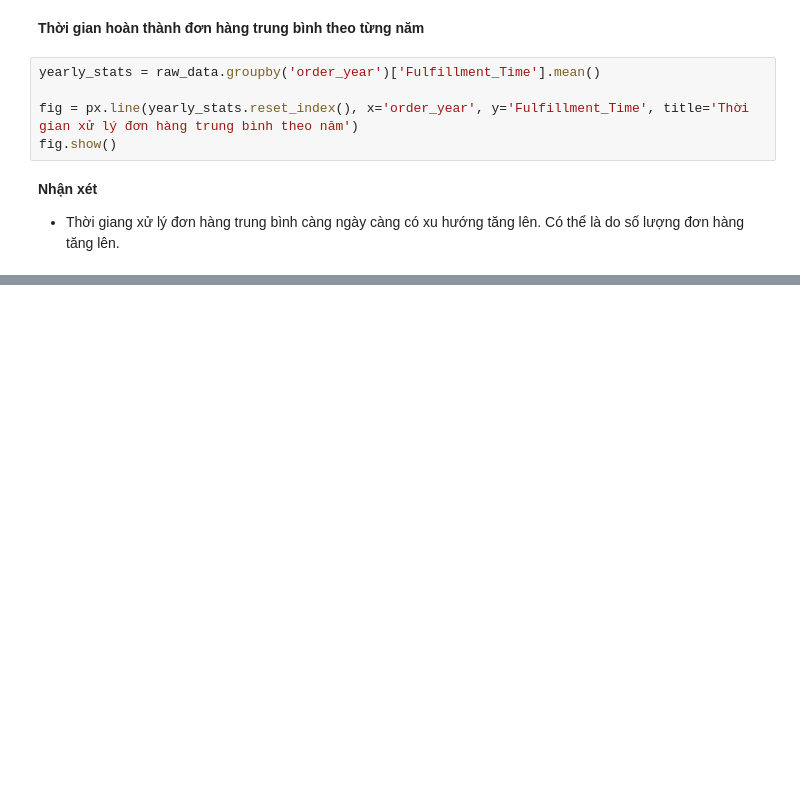
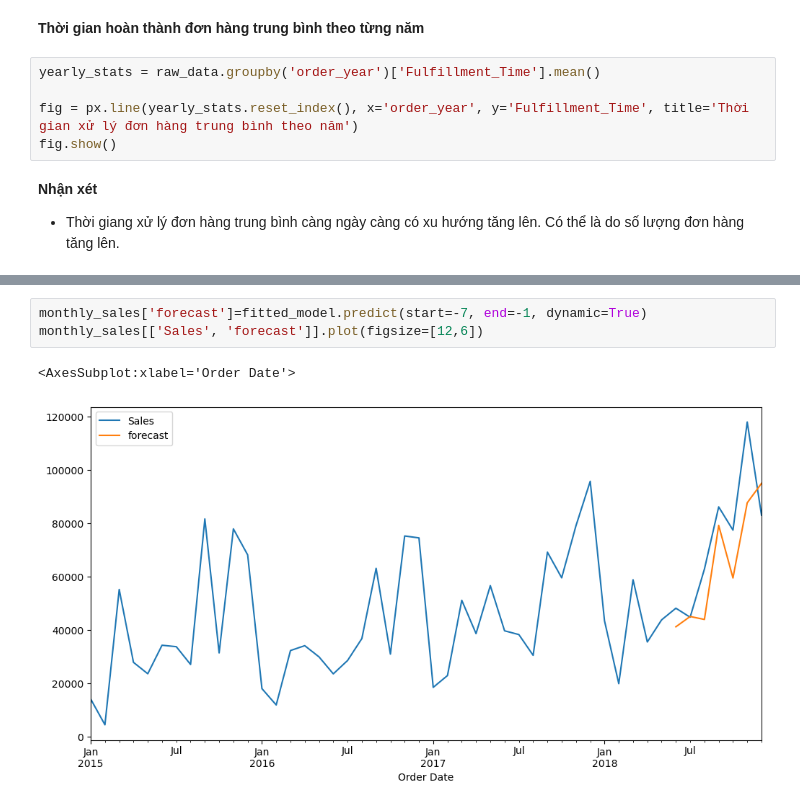
Before and after one commit to Diiisdead/DV_TLab_01, a Jupyter notebook: notebooks/TLab02.ipynb, the cells around one changed output, grey strips where cells are left out. Cells and saved outputs as stored; diff of their text form; blank space fills up the shorter version.

```diff
--- a/notebooks/TLab02.ipynb
+++ b/notebooks/TLab02.ipynb
@@ -364,0 +401,6 @@ fig.show()
+# %%
+monthly_sales['forecast']=fitted_model.predict(start=-7, end=-1, dynamic=True)
+monthly_sales[['Sales', 'forecast']].plot(figsize=[12,6])
+# %% [output]
+<AxesSubplot:xlabel='Order Date'>
+[figure, added]
```
Also changed, not shown: parts of 20 cells of this notebook.
